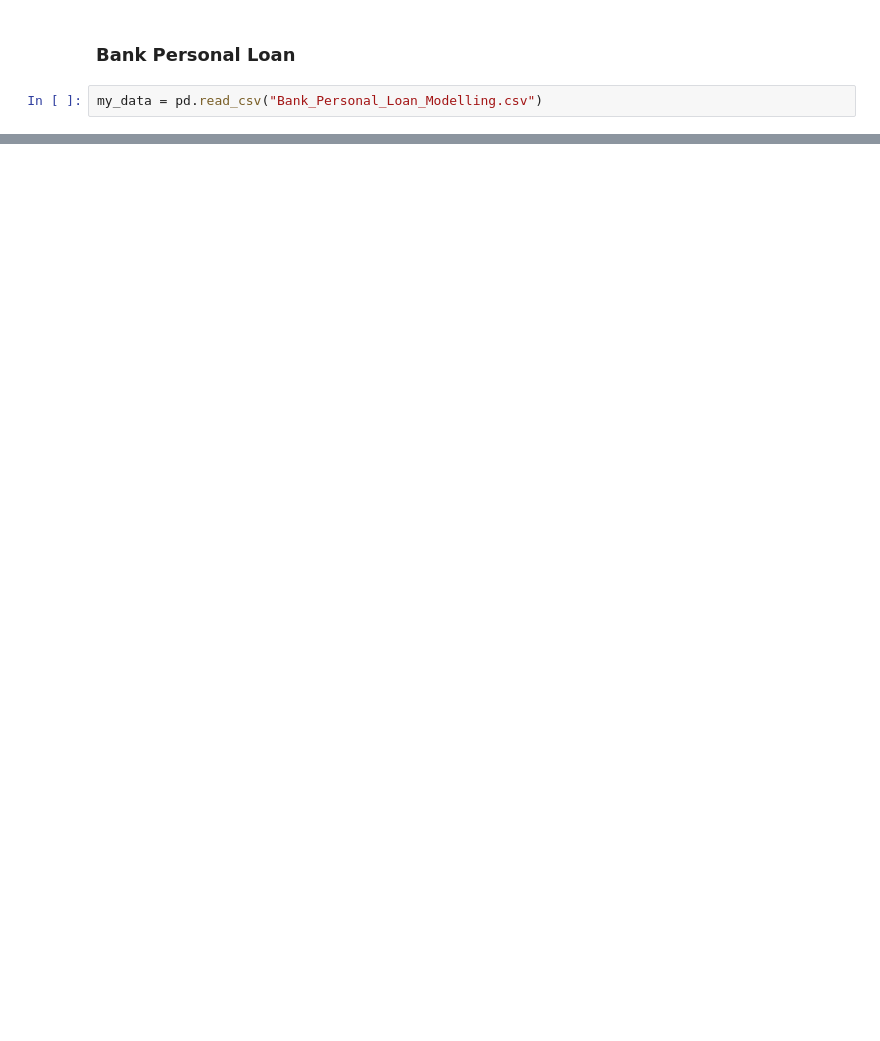
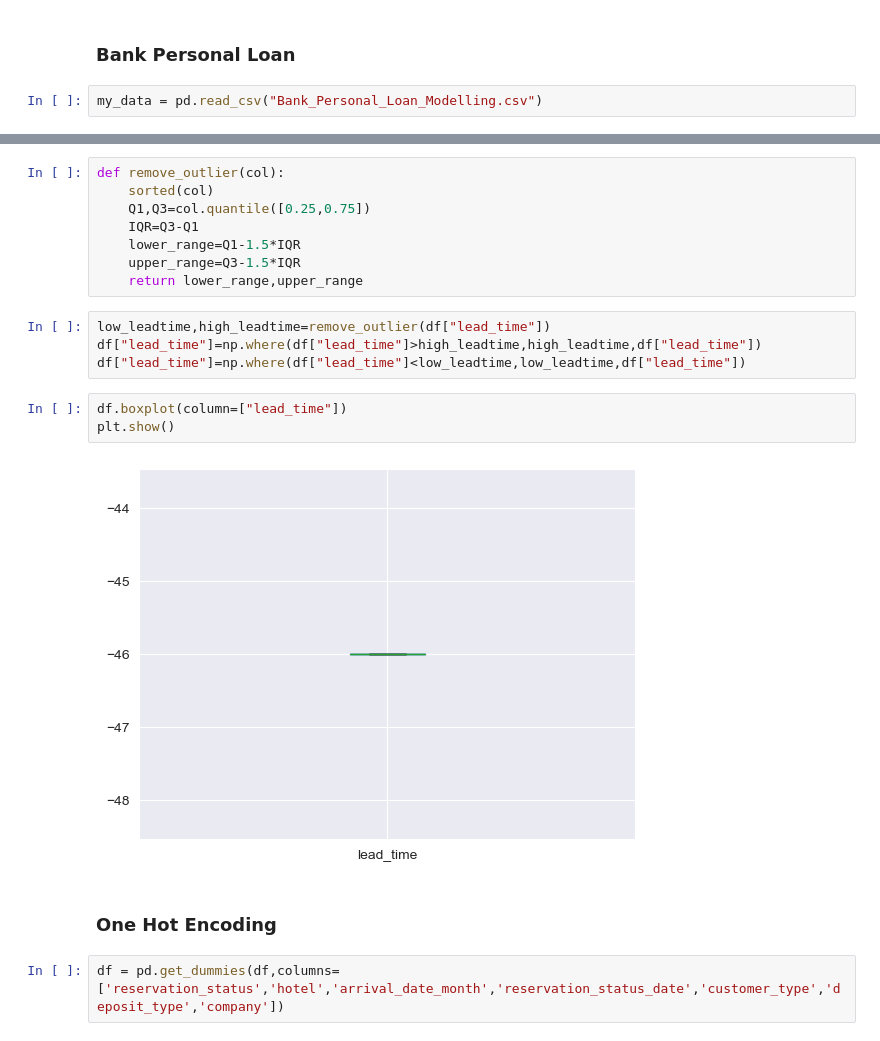
Before and after one commit to Tetroner9/Learning-Python, a Jupyter notebook: Anaconda/Learning Python/Pandas/Pandas.ipynb, the cells around one changed output, grey strips where cells are left out. Drawn from its saved outputs; the diff is of its cells as text; blank space fills up the shorter version.

```diff
--- a/Anaconda/Learning Python/Pandas/Pandas.ipynb
+++ b/Anaconda/Learning Python/Pandas/Pandas.ipynb
@@ -384,0 +222,21 @@ sns.countplot(x = 'Experience', data=my_data)
+# %%
+def remove_outlier(col):
+    sorted(col)
+    Q1,Q3=col.quantile([0.25,0.75])
+    IQR=Q3-Q1
+    lower_range=Q1-1.5*IQR
+    upper_range=Q3-1.5*IQR
+    return lower_range,upper_range
+# %%
+low_leadtime,high_leadtime=remove_outlier(df["lead_time"])
+df["lead_time"]=np.where(df["lead_time"]>high_leadtime,high_leadtime,df["lead_time"])
+df["lead_time"]=np.where(df["lead_time"]<low_leadtime,low_leadtime,df["lead_time"])
+# %%
+df.boxplot(column=["lead_time"])
+plt.show()
+# %% [output]
+[figure, added]
+# %% [markdown]
+### One Hot Encoding
+# %%
+df = pd.get_dummies(df,columns=['reservation_status','hotel','arrival_date_month','reservation_status_date','customer_type','deposit_type','company'])
```
Also changed, not shown: parts of 55 cells of this notebook, 26 other files.
